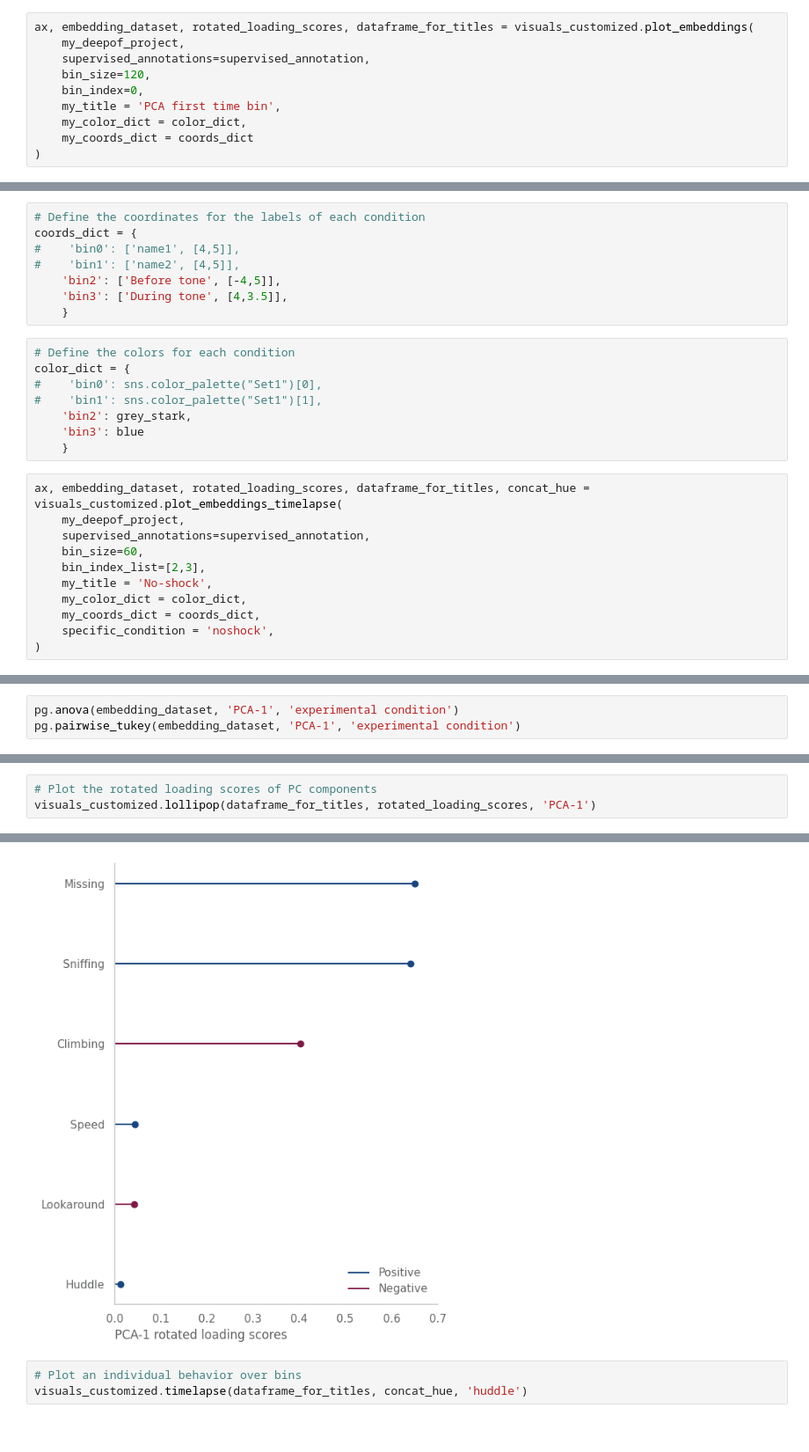
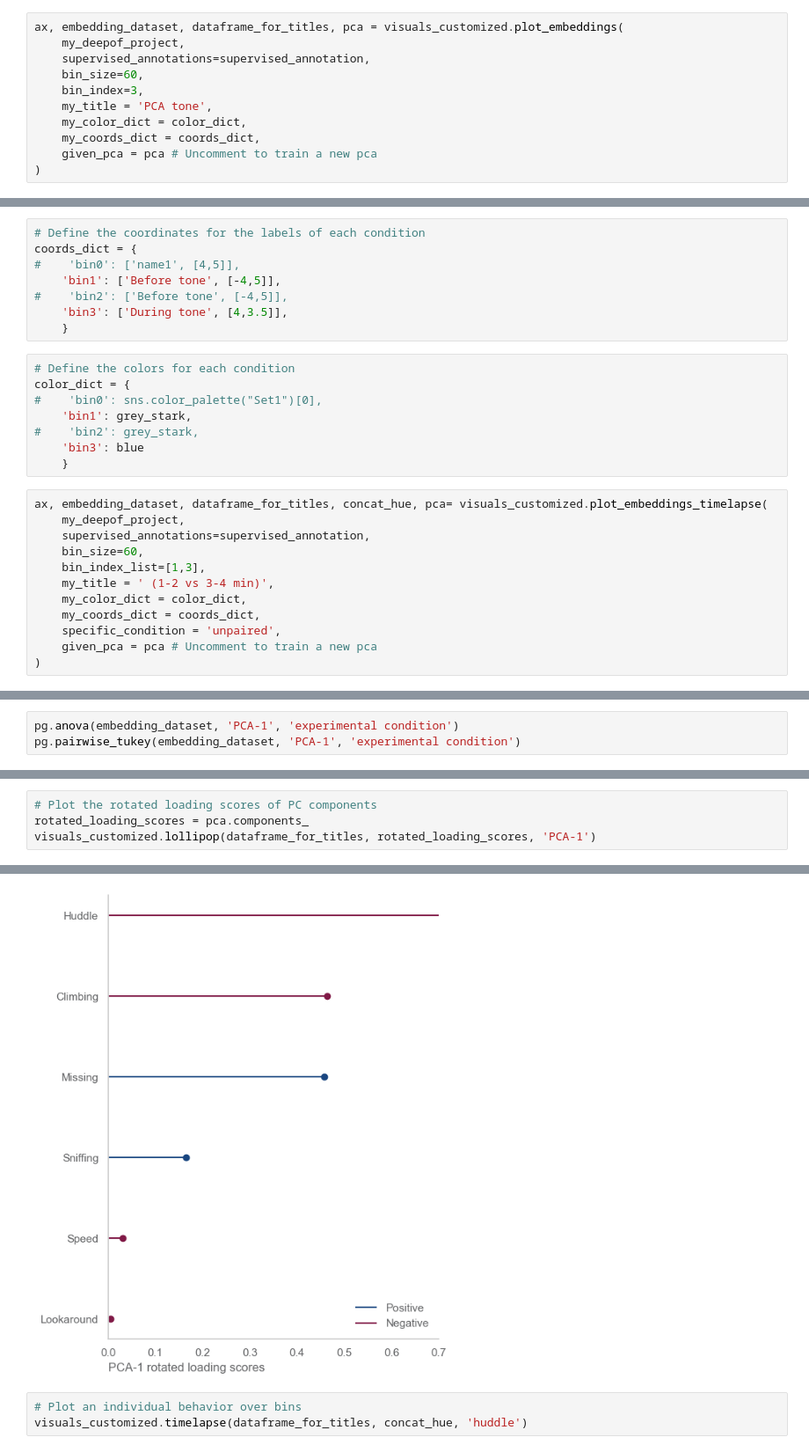
Before and after one commit to marccanela/deepof_abg, a Jupyter notebook: supervised_pipeline.ipynb, the cells around one changed output, grey strips where cells are left out. Shown at 88% size. Cells and saved outputs as stored; diff of their text form.

```diff
--- a/supervised_pipeline.ipynb
+++ b/supervised_pipeline.ipynb
@@ -51,11 +79,12 @@ color_dict = {
     }
 # %%
-ax, embedding_dataset, rotated_loading_scores, dataframe_for_titles = visuals_customized.plot_embeddings(
+ax, embedding_dataset, dataframe_for_titles, pca = visuals_customized.plot_embeddings(
     my_deepof_project,
     supervised_annotations=supervised_annotation,
-    bin_size=120,
-    bin_index=0,
-    my_title = 'PCA first time bin',
+    bin_size=60,
+    bin_index=3,
+    my_title = 'PCA tone',
     my_color_dict = color_dict,
-    my_coords_dict = coords_dict
+    my_coords_dict = coords_dict,
+    given_pca = pca # Uncomment to train a new pca
 )
@@ -90,27 +122,28 @@ visuals_customized.lollipop(dataframe_for_titles, rotated_loading_scores, 'PCA-1
 # Define the coordinates for the labels of each condition
 coords_dict = {
 #    'bin0': ['name1', [4,5]],
-#    'bin1': ['name2', [4,5]],
-    'bin2': ['Before tone', [-4,5]],
+    'bin1': ['Before tone', [-4,5]],
+#    'bin2': ['Before tone', [-4,5]],
     'bin3': ['During tone', [4,3.5]],
     }
 # %%
 # Define the colors for each condition
 color_dict = {
 #    'bin0': sns.color_palette("Set1")[0],
-#    'bin1': sns.color_palette("Set1")[1],
-    'bin2': grey_stark,
+    'bin1': grey_stark,
+#    'bin2': grey_stark,
     'bin3': blue
     }
 # %%
-ax, embedding_dataset, rotated_loading_scores, dataframe_for_titles, concat_hue = visuals_customized.plot_embeddings_timelapse(
+ax, embedding_dataset, dataframe_for_titles, concat_hue, pca= visuals_customized.plot_embeddings_timelapse(
     my_deepof_project,
     supervised_annotations=supervised_annotation,
     bin_size=60,
-    bin_index_list=[2,3],
-    my_title = 'No-shock',
+    bin_index_list=[1,3],
+    my_title = ' (1-2 vs 3-4 min)',
     my_color_dict = color_dict,
     my_coords_dict = coords_dict,
-    specific_condition = 'noshock',
+    specific_condition = 'unpaired',
+    given_pca = pca # Uncomment to train a new pca
 )
 # %% [output]
@@ -157,9 +190,10 @@ visuals_customized.boxplot(embedding_dataset, color_dict, 'PCA-1', stats_dict)
 # %%
 # Plot the rotated loading scores of PC components
+rotated_loading_scores = pca.components_
 visuals_customized.lollipop(dataframe_for_titles, rotated_loading_scores, 'PCA-1')
 # %% [output]
 <Axes: xlabel='PCA-1 rotated loading scores'>
-[figure, old version]
+[figure, new version]
 # %%
 # Plot an individual behavior over bins
 visuals_customized.timelapse(dataframe_for_titles, concat_hue, 'huddle')
```
Also changed, not shown: parts of 16 cells of this notebook, 2 other files.
